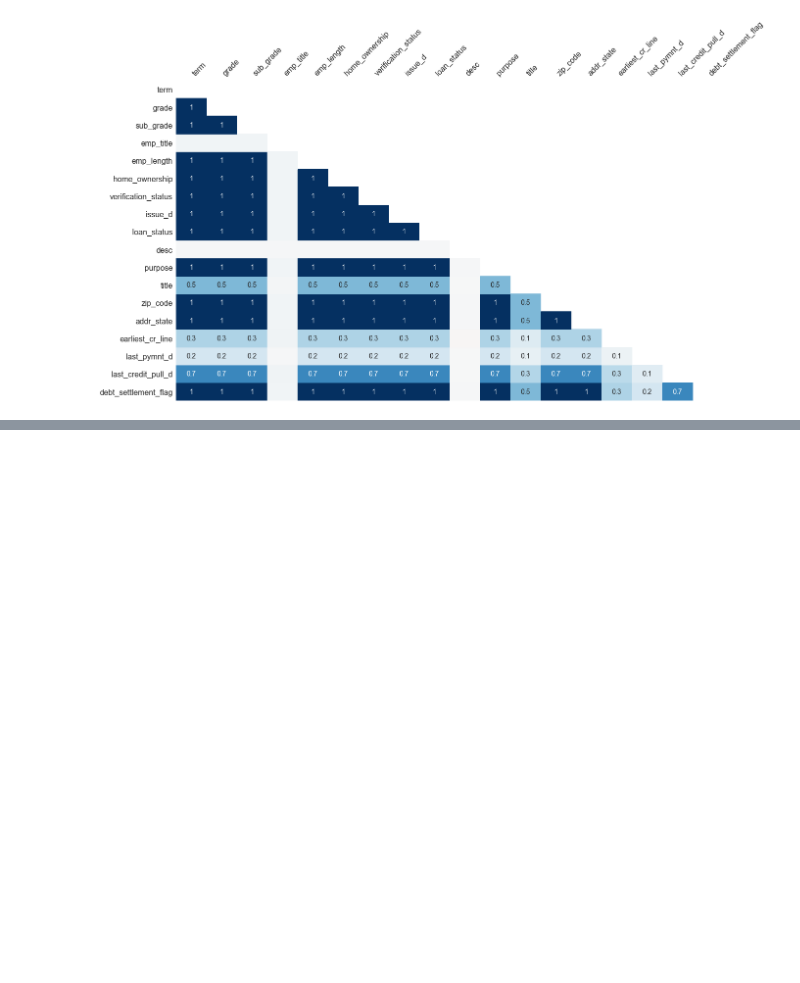
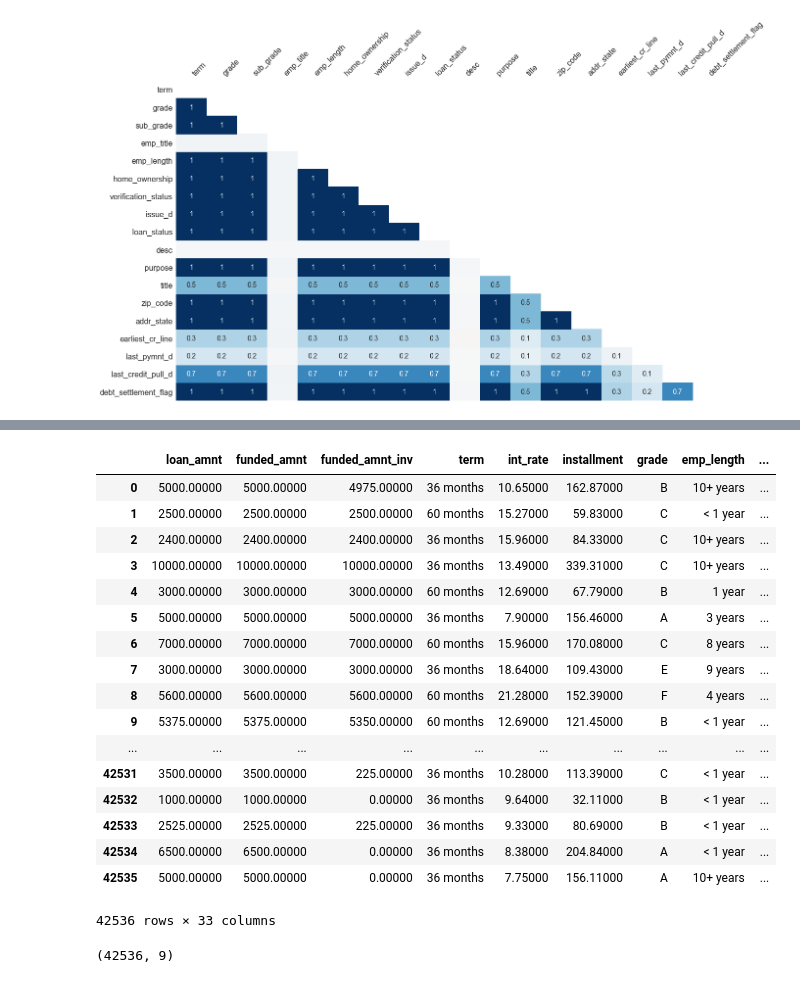
Before and after one commit to 371158283/learn-other-code, a Jupyter notebook: 优秀第四周作业.ipynb, the cells around one changed output, grey strips where cells are left out. Cells and saved outputs as stored; diff of their text form; code cells hidden in the pictures; blank space fills up the shorter version.

```diff
--- a/优秀第四周作业.ipynb
+++ b/优秀第四周作业.ipynb
@@ -184,0 +225,3 @@ loans[numColumns]
+# %%
+loans=loans.iloc[:42536,:]#删除最后两行，最后两行数据异常
+loans.tail()
@@ -198,9 +273,29 @@ loans[objectColumns].shape
 # %%
 drop_list = ['sub_grade', 'emp_title',  'title', 'zip_code', 'addr_state',
-             'initial_list_status','title','issue_d','last_pymnt_d','last_pymnt_amnt',
-             'last_credit_pull_d','policy_code','collection_recovery_fee', 'earliest_cr_line']
+             'title','issue_d','last_pymnt_d','last_pymnt_amnt',
+             'last_credit_pull_d','collection_recovery_fee', 'earliest_cr_line']
 loans.drop(drop_list, axis=1,inplace=True)
 loans
+# %% [output]
+|  | loan_amnt | funded_amnt | funded_amnt_inv | term | int_rate | installment | grade | emp_length | ... |
+| 0 | 5000.00000 | 5000.00000 | 4975.00000 | 36 months | 10.65000 | 162.87000 | B | 10+ years | ... |
+| 1 | 2500.00000 | 2500.00000 | 2500.00000 | 60 months | 15.27000 | 59.83000 | C | < 1 year | ... |
+| 2 | 2400.00000 | 2400.00000 | 2400.00000 | 36 months | 15.96000 | 84.33000 | C | 10+ years | ... |
+| 3 | 10000.00000 | 10000.00000 | 10000.00000 | 36 months | 13.49000 | 339.31000 | C | 10+ years | ... |
+| 4 | 3000.00000 | 3000.00000 | 3000.00000 | 60 months | 12.69000 | 67.79000 | B | 1 year | ... |
+| 5 | 5000.00000 | 5000.00000 | 5000.00000 | 36 months | 7.90000 | 156.46000 | A | 3 years | ... |
+| 6 | 7000.00000 | 7000.00000 | 7000.00000 | 60 months | 15.96000 | 170.08000 | C | 8 years | ... |
+| 7 | 3000.00000 | 3000.00000 | 3000.00000 | 36 months | 18.64000 | 109.43000 | E | 9 years | ... |
+| 8 | 5600.00000 | 5600.00000 | 5600.00000 | 60 months | 21.28000 | 152.39000 | F | 4 years | ... |
+| 9 | 5375.00000 | 5375.00000 | 5350.00000 | 60 months | 12.69000 | 121.45000 | B | < 1 year | ... |
+| ... | ... | ... | ... | ... | ... | ... | ... | ... | ... |
+| 42531 | 3500.00000 | 3500.00000 | 225.00000 | 36 months | 10.28000 | 113.39000 | C | < 1 year | ... |
+| 42532 | 1000.00000 | 1000.00000 | 0.00000 | 36 months | 9.64000 | 32.11000 | B | < 1 year | ... |
+| 42533 | 2525.00000 | 2525.00000 | 225.00000 | 36 months | 9.33000 | 80.69000 | B | < 1 year | ... |
+| 42534 | 6500.00000 | 6500.00000 | 0.00000 | 36 months | 8.38000 | 204.84000 | A | < 1 year | ... |
+| 42535 | 5000.00000 | 5000.00000 | 0.00000 | 36 months | 7.75000 | 156.11000 | A | 10+ years | ... |
+42536 rows × 33 columns
 # %%
 loans.select_dtypes(include = ['object']).shape
-loans.select_dtypes(include = ['object']).head()
+# %% [output]
+(42536, 9)
```
Also changed, not shown: parts of 11 cells of this notebook.
